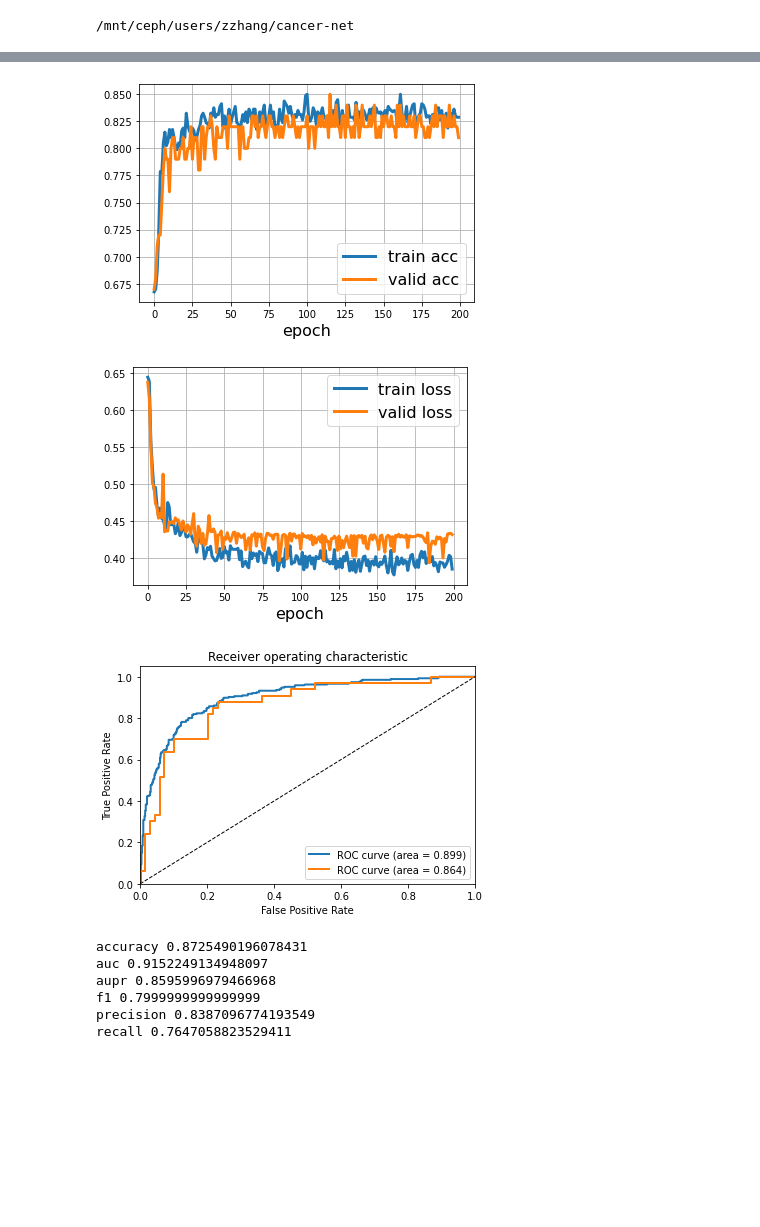
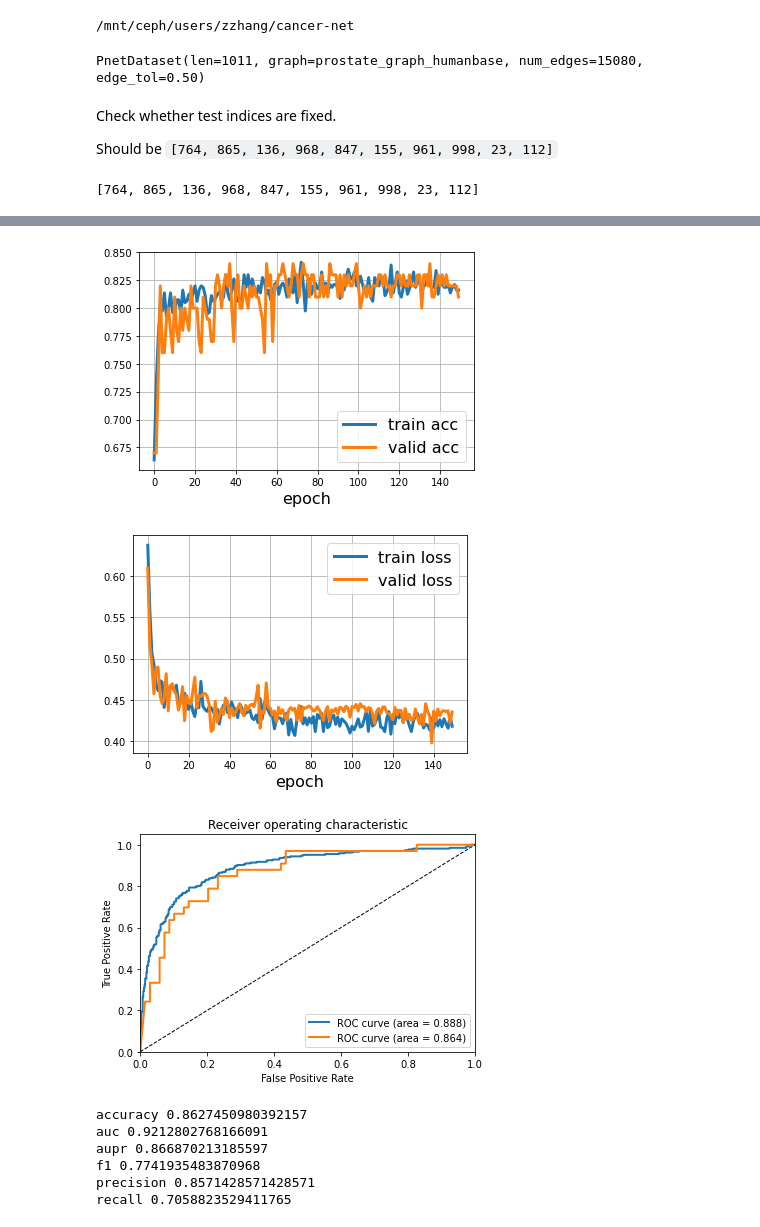
Before and after one commit to zhanglab-aim/cancer-net, a Jupyter notebook: demos/prostate_gnn.ipynb, the cells around one changed output, grey strips where cells are left out. Cells and saved outputs as stored; diff of their text form; code cells hidden in the pictures; blank space fills up the shorter version.

Commit message:
pass different graphs to pnet_utils.PnetDataset

```diff
--- a/demos/prostate_gnn.ipynb
+++ b/demos/prostate_gnn.ipynb
@@ -16,11 +17,28 @@ import time
 # %%
-dataset = pnet_utils.PnetDataSet(edge_tol=0.5)
+dataset = pnet_utils.PnetDataSet(
+    root="./data/prostate",
+    name="prostate_graph_humanbase",
+    #files={'graph_file': "global.geneSymbol.gz"},
+    edge_tol=0.5,
+    pre_transform=T.Compose([T.GCNNorm(add_self_loops=False), T.ToSparseTensor(remove_edge_index=False)]))
 # %%
 dataset.split_index_by_file(
     train_fp="./data/prostate/splits/training_set_0.csv",
     valid_fp="./data/prostate/splits/validation_set.csv",
     test_fp="./data/prostate/splits/test_set.csv"
 )
+# %%
+dataset
+# %% [output]
+PnetDataset(len=1011, graph=prostate_graph_humanbase, num_edges=15080, edge_tol=0.50)
+# %% [markdown]
+Check whether test indices are fixed.
+
+Should be `[764, 865, 136, 968, 847, 155, 961, 998, 23, 112]`
+# %%
+dataset.test_idx[0:10]
+# %% [output]
+[764, 865, 136, 968, 847, 155, 961, 998, 23, 112]
 # %%
 # Train using GCN/GCN2 architecture
 
@@ -29,7 +47,7 @@ dataset.split_index_by_file(
 arch = "GCN"
 batch = 10
 parall = False
-lr = 0.005
+lr = 0.01
 
 
 import sys
@@ -159,7 +177,7 @@ train_losses = []
 train_acces = []
 valid_acces = []
 valid_losses = []
-for epoch in range(1, 201):
+for epoch in range(1, 151):
     report = (epoch) % 10 == 0
     train_loss, train_acc = train(epoch, report=report)
     valid_loss, valid_acc = valid()
@@ -262,6 +279,6 @@ valid Loss: 0.432, Acc: 0.8100
-[figure, old version]
+[figure, new version]
-[figure, old version]
+[figure, new version]
-[figure, old version]
+[figure, new version]
 # %%
 # testing performance
 from sklearn.metrics import roc_auc_score, roc_curve, auc, average_precision_score, f1_score, accuracy_score, \
@@ -294,9 +311,9 @@ print('f1', f1_score(ys, outs[:, 1]>0.5))
 print('precision', precision_score(ys, outs[:, 1]>0.5))
 print('recall', recall_score(ys, outs[:, 1]>0.5))
 # %% [output]
-accuracy 0.8725490196078431
-auc 0.9152249134948097
-aupr 0.8595996979466968
-f1 0.7999999999999999
-precision 0.8387096774193549
-recall 0.7647058823529411
+accuracy 0.8627450980392157
+auc 0.9212802768166091
+aupr 0.866870213185597
+f1 0.7741935483870968
+precision 0.8571428571428571
+recall 0.7058823529411765
```
Also changed, not shown: parts of 2 cells of this notebook, 1 other file.
